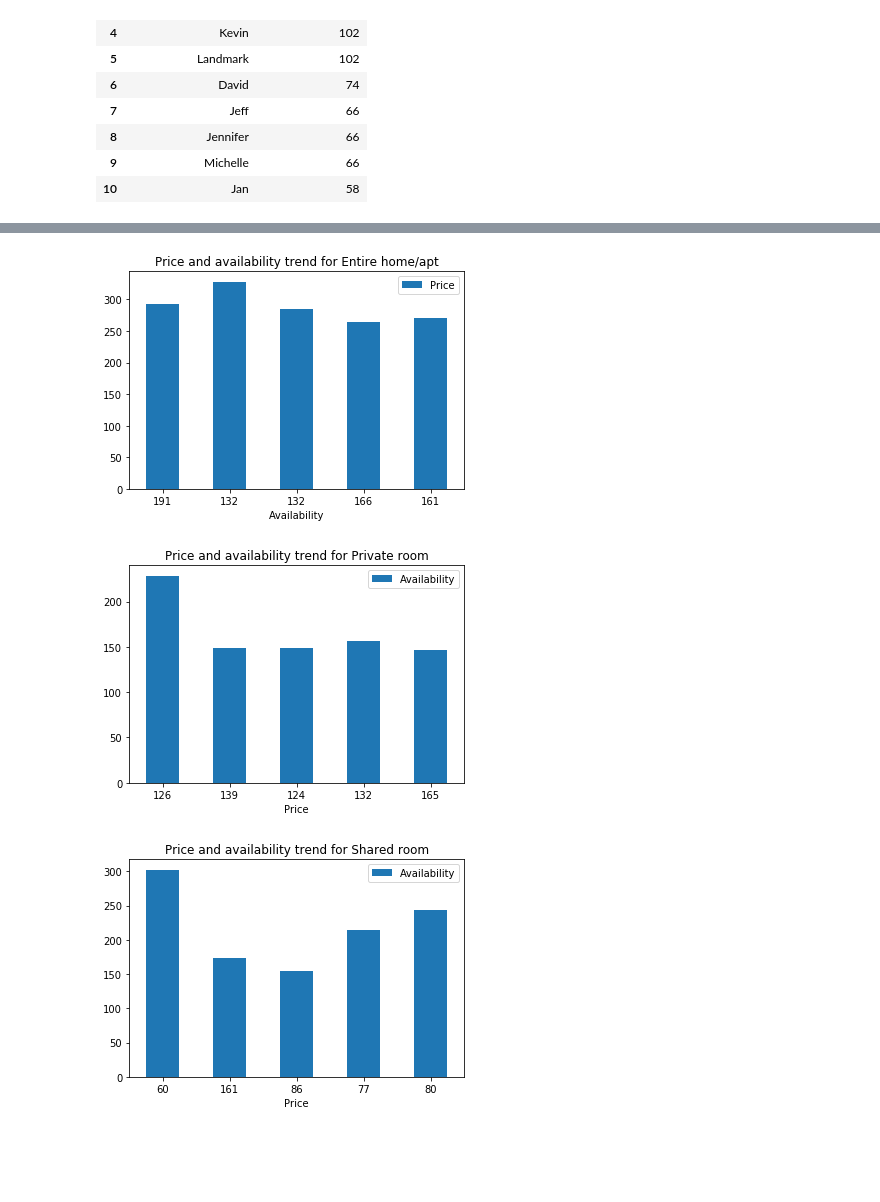
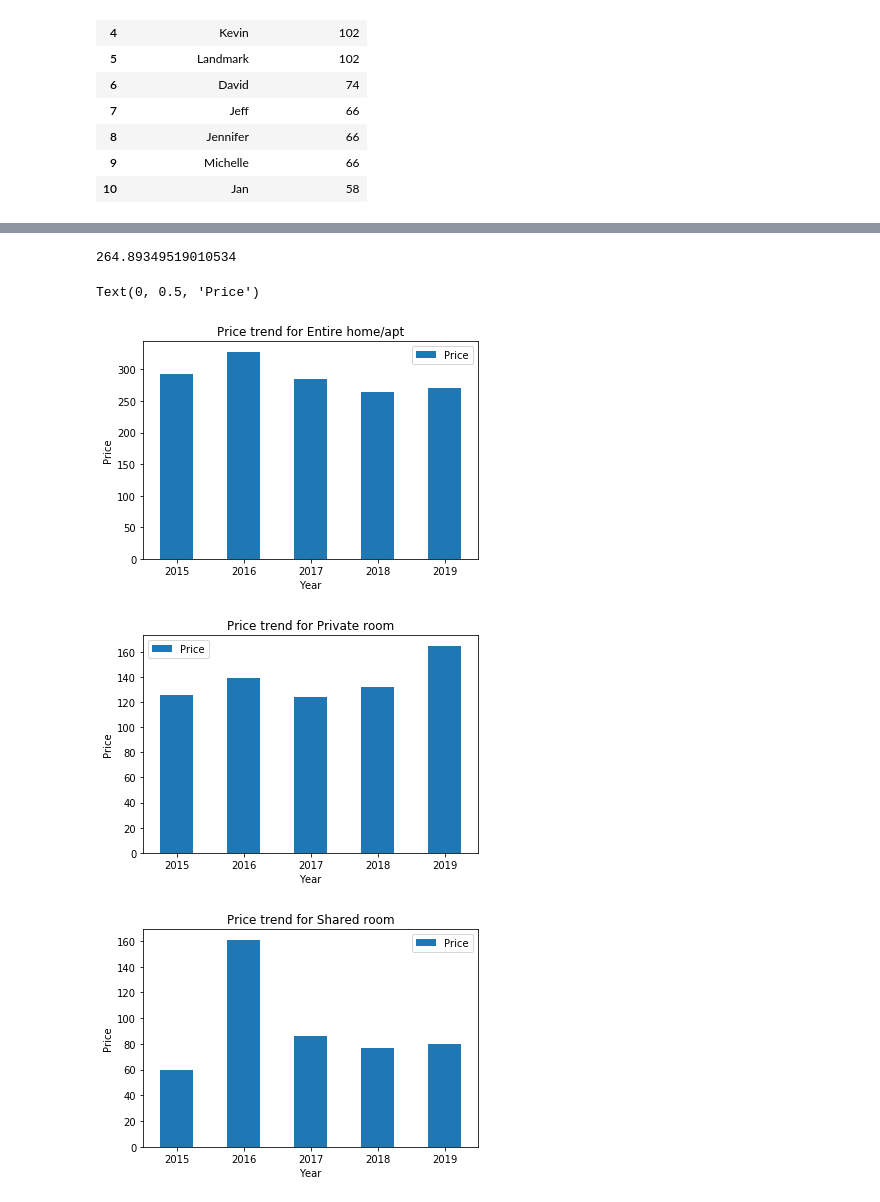
Before and after one commit to ramneekc/Airbnb_Project, a Jupyter notebook: Airbnb.ipynb, the cells around one changed output, grey strips where cells are left out. Cells and saved outputs as stored; diff of their text form; code cells hidden in the pictures; blank space fills up the shorter version.

```diff
--- a/Airbnb.ipynb
+++ b/Airbnb.ipynb
@@ -104,6 +203,11 @@ av_mean_19 = listings2.loc[listings2['room_type']=='Entire home/apt']['availabil
 av_mean1_19 = listings2.loc[listings2['room_type']=='Private room']['availability_365'].mean()
 av_mean2_19 = listings2.loc[listings2['room_type']=='Shared room']['availability_365'].mean()
 # %%
+#Data for 2018
+listings_2018.fillna(0)
+listings_2018['price'] = listings_2018['price'].map(lambda x: x.lstrip('')[1:])
+listings_2018["price"] = listings_2018["price"].apply(convert_to_int)
+
 price_mean_18 = listings_2018.loc[listings_2018['room_type']=='Entire home/apt']['price'].mean()
 price_mean1_18 = listings_2018.loc[listings_2018['room_type']=='Private room']['price'].mean()
 price_mean2_18 = listings_2018.loc[listings_2018['room_type']=='Shared room']['price'].mean()
@@ -111,7 +215,15 @@ price_mean2_18 = listings_2018.loc[listings_2018['room_type']=='Shared room']['p
 av_mean_18 = listings_2018.loc[listings_2018['room_type']=='Entire home/apt']['availability_365'].mean()
 av_mean1_18 = listings_2018.loc[listings_2018['room_type']=='Private room']['availability_365'].mean()
 av_mean2_18 = listings_2018.loc[listings_2018['room_type']=='Shared room']['availability_365'].mean()
+print(price_mean_18)
+# %% [output]
+264.89349519010534
 # %%
+#Data for 2017
+listings_2017.fillna(0)
+listings_2017['price'] = listings_2017['price'].map(lambda x: x.lstrip('')[1:])
+listings_2017["price"] = listings_2017["price"].apply(convert_to_int)
+
 price_mean_17 = listings_2017.loc[listings_2017['room_type']=='Entire home/apt']['price'].mean()
 price_mean1_17 = listings_2017.loc[listings_2017['room_type']=='Private room']['price'].mean()
 price_mean2_17 = listings_2017.loc[listings_2017['room_type']=='Shared room']['price'].mean()
@@ -120,6 +232,11 @@ av_mean_17 = listings_2017.loc[listings_2017['room_type']=='Entire home/apt']['a
 av_mean1_17 = listings_2017.loc[listings_2017['room_type']=='Private room']['availability_365'].mean()
 av_mean2_17 = listings_2017.loc[listings_2017['room_type']=='Shared room']['availability_365'].mean()
 # %%
+#Data for 2016
+listings_2016.fillna(0)
+listings_2016['price'] = listings_2016['price'].map(lambda x: x.lstrip('')[1:])
+listings_2016["price"] = listings_2016["price"].apply(convert_to_int)
+
 price_mean_16 = listings_2016.loc[listings_2016['room_type']=='Entire home/apt']['price'].mean()
 price_mean1_16 = listings_2016.loc[listings_2016['room_type']=='Private room']['price'].mean()
 price_mean2_16 = listings_2016.loc[listings_2016['room_type']=='Shared room']['price'].mean()
@@ -128,6 +245,11 @@ av_mean_16 = listings_2016.loc[listings_2016['room_type']=='Entire home/apt']['a
 av_mean1_16 = listings_2016.loc[listings_2016['room_type']=='Private room']['availability_365'].mean()
 av_mean2_16 = listings_2016.loc[listings_2016['room_type']=='Shared room']['availability_365'].mean()
 # %%
+#Data for 2015
+listings_2015.fillna(0)
+listings_2015['price'] = listings_2015['price'].map(lambda x: x.lstrip('')[1:])
+listings_2015["price"] = listings_2015["price"].apply(convert_to_int)
+
 price_mean_15 = listings_2015.loc[listings_2015['room_type']=='Entire home/apt']['price'].mean()
 price_mean1_15 = listings_2015.loc[listings_2015['room_type']=='Private room']['price'].mean()
 price_mean2_15 = listings_2015.loc[listings_2015['room_type']=='Shared room']['price'].mean()
@@ -138,18 +260,29 @@ av_mean2_15 = listings_2015.loc[listings_2015['room_type']=='Shared room']['avai
 # %%
 df_entire_home_apt = pd.DataFrame({'Price':[int(price_mean_15),int(price_mean_16),int(price_mean_17),int(price_mean_18),int(price_mean_19)],
                         'Availability':[int(av_mean_15),int(av_mean_16),int(av_mean_17),int(av_mean_18),int(av_mean_19)]})
 df_private_room = pd.DataFrame({'Price':[int(price_mean1_15),int(price_mean1_16),int(price_mean1_17),int(price_mean1_18),int(price_mean1_19)],
                         'Availability':[av_mean1_15,av_mean1_16,av_mean1_17,av_mean1_18,int(av_mean1_19)]})
 df_shared_room = pd.DataFrame({'Price':[int(price_mean2_15),int(price_mean2_16),int(price_mean2_17),int(price_mean2_18),int(price_mean2_19)],
                         'Availability':[av_mean2_15,av_mean2_16,av_mean2_17,av_mean2_18,int(av_mean2_19)]})
 
-ax = df_entire_home_apt.plot(kind = 'bar', x='Availability', y='Price',rot=0, title= 'Price and availability trend for Entire home/apt')
-ax1= df_private_room.plot(kind ='bar', x='Price', y='Availability', rot=0,title= 'Price and availability trend for Private room')
-ax2= df_shared_room.plot(kind ='bar', x='Price', y='Availability', rot=0,title= 'Price and availability trend for Shared room')
+ax = df_entire_home_apt.plot(kind = 'bar', y='Price',rot=0, title= 'Price trend for Entire home/apt')
+ax1= df_private_room.plot(kind ='bar', y='Price', rot=0,title= 'Price trend for Private room')
+ax2= df_shared_room.plot(kind ='bar', y='Price', rot=0,title= 'Price trend for Shared room')
+# , y='Availability'
+ax.set_xticklabels(['2015','2016','2017','2018','2019'])
+ax1.set_xticklabels(['2015','2016','2017','2018','2019'])
+ax2.set_xticklabels(['2015','2016','2017','2018','2019'])
+ax.set_xlabel('Year')
+ax1.set_xlabel('Year')
+ax2.set_xlabel('Year')
+ax.set_ylabel('Price')
+ax1.set_ylabel('Price')
+ax2.set_ylabel('Price')
 # %% [output]
+Text(0, 0.5, 'Price')
-[figure, old version]
+[figure, new version]
-[figure, old version]
+[figure, new version]
-[figure, old version]
+[figure, new version]
 # %%
 listings_entire = listings1.loc[listings['room_type']=='Entire home/apt']
 listings_private = listings1.loc[listings['room_type']=='Entire home/apt']
```
Also changed, not shown: parts of 15 cells of this notebook, 1 other file.
